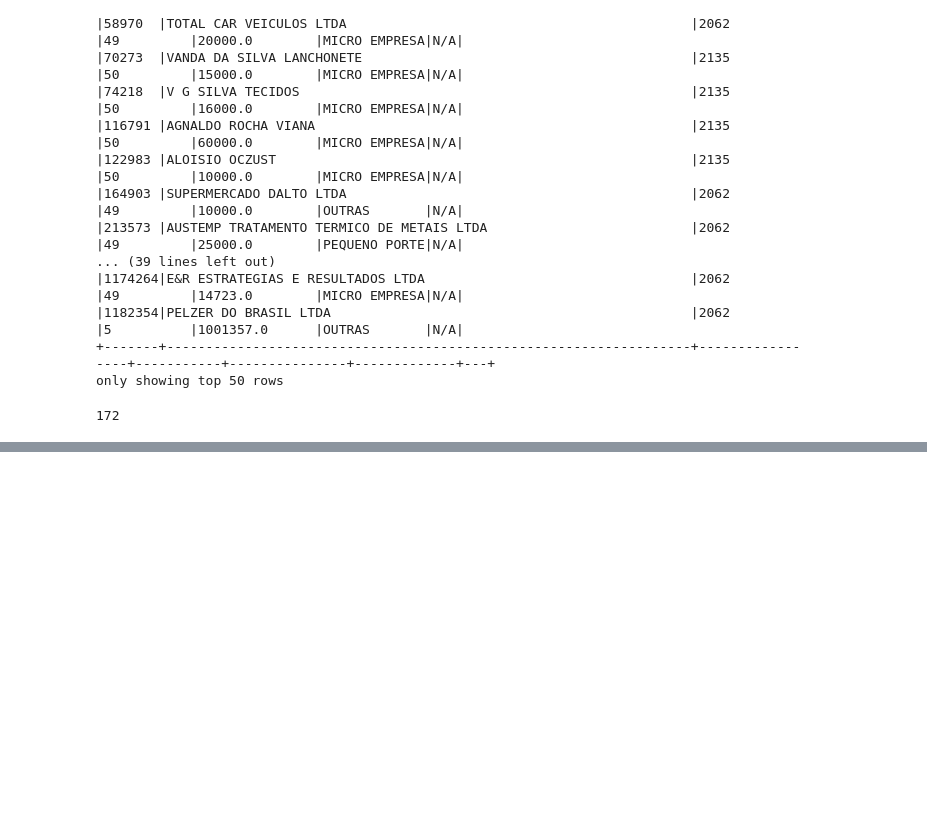
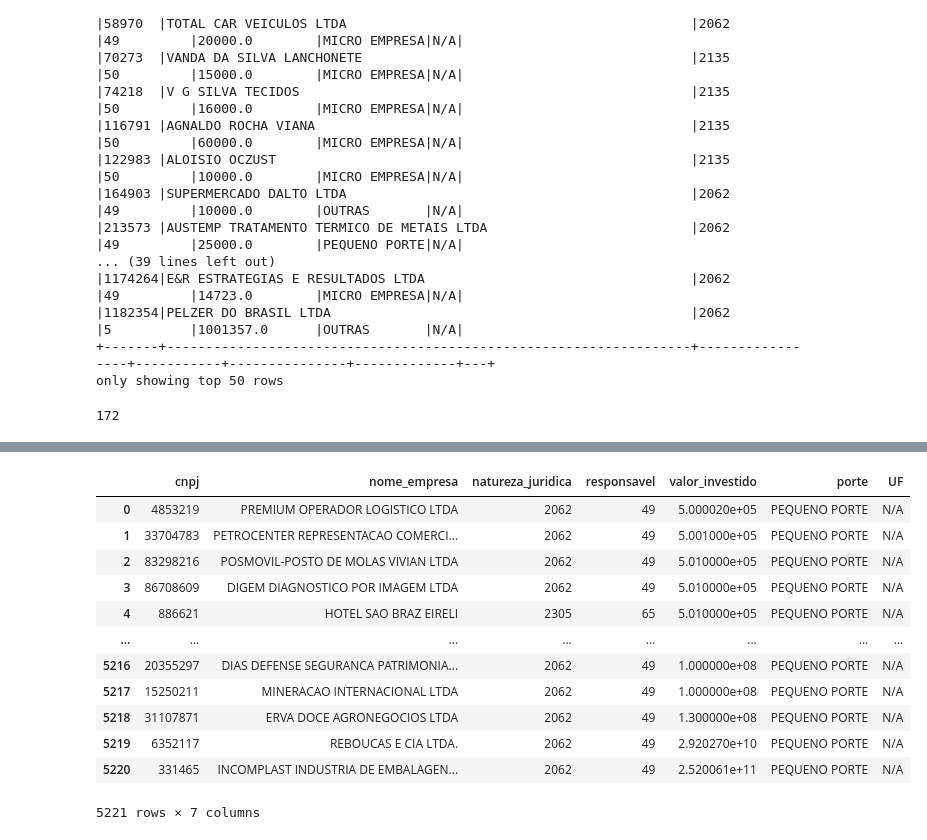
Before and after one commit to hugopoggi/pyspark_senai, a Jupyter notebook: spark_24_n2.ipynb, the cells around one changed output, grey strips where cells are left out. Cells and saved outputs as stored; diff of their text form; code cells hidden in the pictures; blank space fills up the shorter version.

Commit message:
Implementando novos filtros

```diff
--- a/spark_24_n2.ipynb
+++ b/spark_24_n2.ipynb
@@ -679,0 +751,21 @@ capitalizadas.where("nome_empresa like 'RJ %'").count()
+# %%
+# Criando dataframe de empresas de pequeno porte com investimento superior à
+# R$500.000,00
+pp_alto_valor = capitalizadas.where("valor_investido > 500000 and porte like 'PEQUENO PORTE'")
+# %%
+# Visualizando novo Data Frame ordenando por valor investido:
+pp_alto_valor.orderBy("valor_investido").toPandas()
+# %% [output]
+|  | cnpj | nome_empresa | natureza_juridica | responsavel | valor_investido | porte | UF |
+| 0 | 4853219 | PREMIUM OPERADOR LOGISTICO LTDA | 2062 | 49 | 5.000020e+05 | PEQUENO PORTE | N/A |
+| 1 | 33704783 | PETROCENTER REPRESENTACAO COMERCI... | 2062 | 49 | 5.001000e+05 | PEQUENO PORTE | N/A |
+| 2 | 83298216 | POSMOVIL-POSTO DE MOLAS VIVIAN LTDA | 2062 | 49 | 5.010000e+05 | PEQUENO PORTE | N/A |
+| 3 | 86708609 | DIGEM DIAGNOSTICO POR IMAGEM LTDA | 2062 | 49 | 5.010000e+05 | PEQUENO PORTE | N/A |
+| 4 | 886621 | HOTEL SAO BRAZ EIRELI | 2305 | 65 | 5.010000e+05 | PEQUENO PORTE | N/A |
+| ... | ... | ... | ... | ... | ... | ... | ... |
+| 5216 | 20355297 | DIAS DEFENSE SEGURANCA PATRIMONIA... | 2062 | 49 | 1.000000e+08 | PEQUENO PORTE | N/A |
+| 5217 | 15250211 | MINERACAO INTERNACIONAL LTDA | 2062 | 49 | 1.000000e+08 | PEQUENO PORTE | N/A |
+| 5218 | 31107871 | ERVA DOCE AGRONEGOCIOS LTDA | 2062 | 49 | 1.300000e+08 | PEQUENO PORTE | N/A |
+| 5219 | 6352117 | REBOUCAS E CIA LTDA. | 2062 | 49 | 2.920270e+10 | PEQUENO PORTE | N/A |
+| 5220 | 331465 | INCOMPLAST INDUSTRIA DE EMBALAGEN... | 2062 | 49 | 2.520061e+11 | PEQUENO PORTE | N/A |
+5221 rows × 7 columns
```
Also changed, not shown: parts of 7 cells of this notebook.
